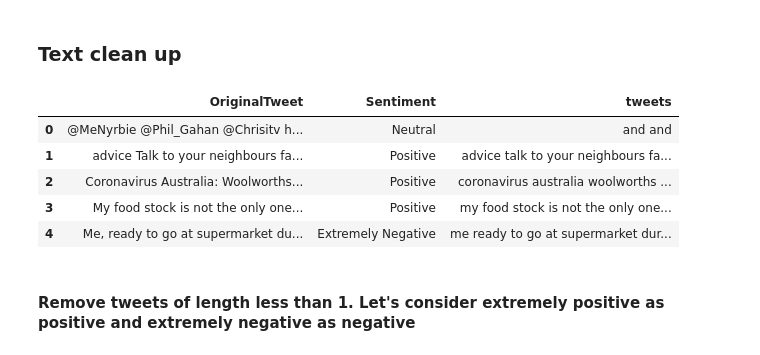
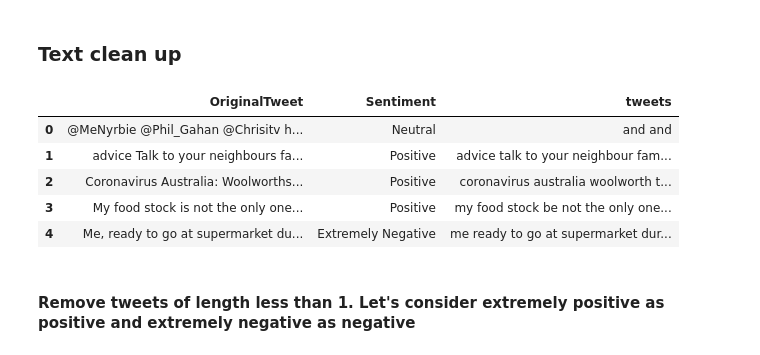
Before and after one commit to sachin17git/Twitter-Sentiment-Markov-Models, a Jupyter notebook: markov.ipynb, the cells around one changed output. Drawn from its saved outputs; the diff is of its cells as text; code cells hidden in the pictures.

Commit message:
lemmatize with POS tags

```diff
--- a/markov.ipynb
+++ b/markov.ipynb
@@ -11,38 +11,53 @@ from nltk.corpus import stopwords
 from nltk import word_tokenize
 import matplotlib.pyplot as plt
 from collections import Counter
+from nltk.stem import WordNetLemmatizer
+from nltk.corpus import wordnet
+from nltk.tag import pos_tag
 from sklearn.model_selection import train_test_split
 from sklearn.metrics import confusion_matrix, classification_report, f1_score, precision_score, recall_score, roc_auc_score
 import warnings
 import seaborn as sns
 warnings.filterwarnings('ignore')
 stopwords = stopwords.words('english')
+lemmatizer = WordNetLemmatizer()
 # %% [markdown]
 ### Text clean up
 # %%
-def remove_tags(x):
+def remove_unwanted(x):
     new_x = re.sub(r'<[^>]*>', '', x) #remove html tags
     new_x = re.sub(r"http\S+", "", new_x) #remove http links
     new_x = re.sub(r"@\S+", "", new_x) #remove twitter user tags
     new_x = re.sub(r"#\S+", "", new_x) #remove #tags
     new_x = new_x.translate(str.maketrans('', '', string.punctuation))
-    #new_x = re.sub(r"[^a-zA-Z?.!,¿]+", " ", new_x)
-    #new_x = " ".join([tok for tok in new_x.lower().split() \
-    #                  if tok not in stopwords])
     new_x = " ".join([txt for txt in new_x.lower().split() if len(txt.strip()) > 0])
+    x_tags = pos_tag(new_x.split()) # get part-of-speech tags for each token in a text.
+    new_x = " ".join([lemmatizer.lemmatize(m, pos = detect_pos_tag(tag)) for m, tag in x_tags]) # lemmatize based on the POS tags.
 
     return new_x
 
-data = pd.read_csv("../corona tweets/Corona_NLP_train.csv", encoding='latin-1')
+def detect_pos_tag(tag):
+    if tag.startswith('N'):
+        return wordnet.NOUN
+    elif tag.startswith('J'):
+        return wordnet.ADJ
+    elif tag.startswith('V'):
+        return wordnet.VERB
+    elif tag.startswith('R'):
+        return wordnet.ADV
+    else:
+        return wordnet.NOUN
+
+data = pd.read_csv("../corona tweets/Corona_NLP_train.csv", encoding='ISO-8859-1')
 data.drop(["UserName","ScreenName", "Location", "TweetAt"], axis=1, inplace=True)
-data["tweets"] = data["OriginalTweet"].apply(remove_tags)
+data["tweets"] = data["OriginalTweet"].apply(remove_unwanted)
 data.head()
 # %% [output]
 |  | OriginalTweet | Sentiment | tweets |
 | 0 | @MeNyrbie @Phil_Gahan @Chrisitv h... | Neutral | and and |
-| 1 | advice Talk to your neighbours fa... | Positive | advice talk to your neighbours fa... |
-| 2 | Coronavirus Australia: Woolworths... | Positive | coronavirus australia woolworths ... |
-| 3 | My food stock is not the only one... | Positive | my food stock is not the only one... |
+| 1 | advice Talk to your neighbours fa... | Positive | advice talk to your neighbour fam... |
+| 2 | Coronavirus Australia: Woolworths... | Positive | coronavirus australia woolworth t... |
+| 3 | My food stock is not the only one... | Positive | my food stock be not the only one... |
 | 4 | Me, ready to go at supermarket du... | Extremely Negative | me ready to go at supermarket dur... |
 # %% [markdown]
 #### Remove tweets of length less than 1. Let's consider **extremely positive** as positive and **extremely negative** as negative
```
Also changed, not shown: parts of 16 cells of this notebook.
